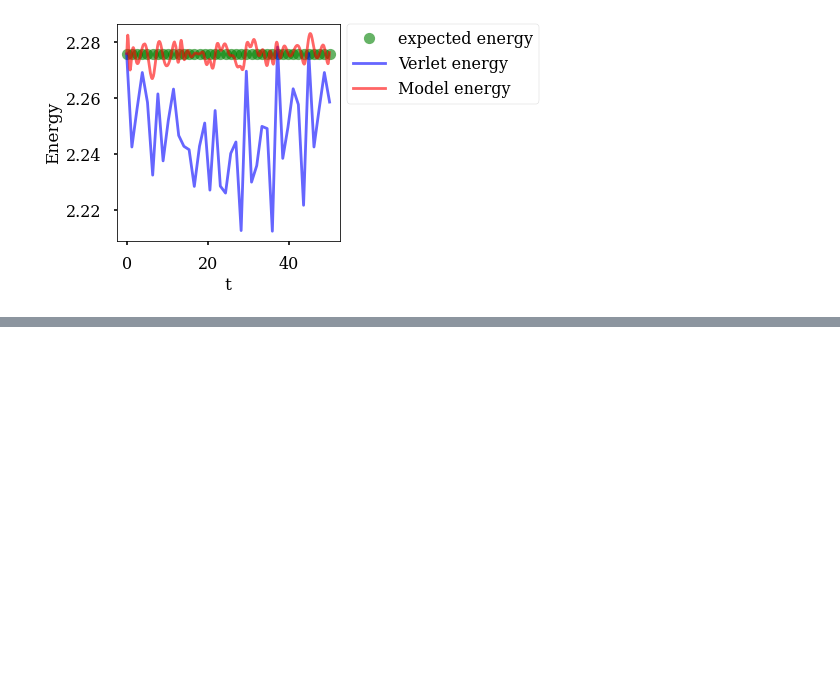
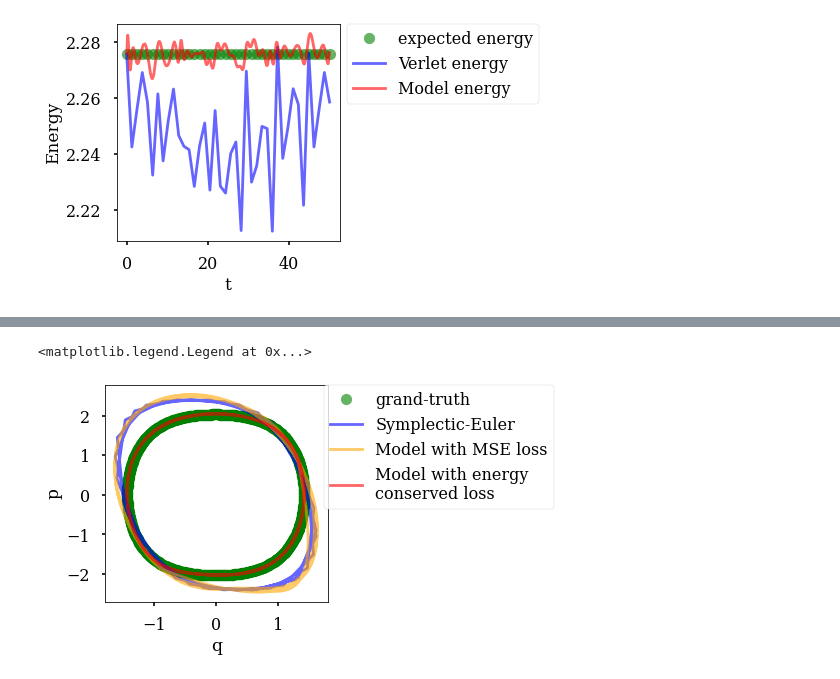
Before and after one commit to tayfununal/solving_hamiltonian_with_deeplearning, a Jupyter notebook: stage.ipynb, the cells around one changed output, grey strips where cells are left out. Saved outputs shown, nothing was run; the diff lists cells and outputs as text; code cells hidden in the pictures; blank space fills up the shorter version.

```diff
--- a/stage.ipynb
+++ b/stage.ipynb
@@ -187,0 +247,34 @@ plt.legend(loc='upper right', bbox_to_anchor=(1.93, 1.036))
+# %%
+# --------------------------------------------------Non-Linear Oscillator Example----------------------------------------------------
+
+def non_os_T(p):
+  return (p**2)/2
+
+def non_os_V(q):
+  return ((q**2)/2) + ((q**4)/4)
+
+non_os_model = Hamiltonian(solver=symplectic_euler(non_os_T, non_os_V, initial_point=[1.3, 1.0], t_interval=[0., 4*np.math.pi], h=40), input_dim=1, output_dim=2,
+              hidden_layer=20, each_neuron=64, activation_func=tf.math.sin, epoch=2000,
+              batch_size=1000000000000, learning_rate=0.0001, h_for_t_created=1000)
+# %%
+plt.figure(figsize = (4, 4))
+plt.xlabel('q', fontsize=17)
+plt.ylabel('p', fontsize=17)
+
+non_os_test_t = np.sort(np.random.uniform(0., 4*np.math.pi, 1000))
+non_os_prediction_mse = non_os_model.model_train(non_os_test_t)
+non_os_prediction_energy = non_os_model.energy_model_train(non_os_test_t)
+
+# grand-truth
+non_os_odeint_result = non_os_odeint(np.array([1.3,1.0]), t=np.linspace(0., 4*np.pi, 1500))
+plt.plot(non_os_odeint_result[:,0], non_os_odeint_result[:,1], 'o',c="green", alpha=0.6, label= 'grand-truth')
+# symplectic-euler
+plt.plot(non_os_model.z[:,0], non_os_model.z[:,1], c ="blue", alpha=0.6, label='Symplectic-Euler')
+# Model with MSE loss
+plt.plot(non_os_prediction_mse[:,0], non_os_prediction_mse[:,1], c ="orange", alpha=0.6, label='Model with MSE loss')
+# Model with energy conserved loss
+plt.plot(non_os_prediction_energy[:,0], non_os_prediction_energy[:,1], c="red", alpha=0.6, label='Model with energy\nconserved loss')
+plt.legend(loc='upper right', bbox_to_anchor=(2.08,1.036))
+# %% [output]
+<matplotlib.legend.Legend at 0x...>
+[figure, added]
```
Also changed, not shown: parts of 13 cells of this notebook.
